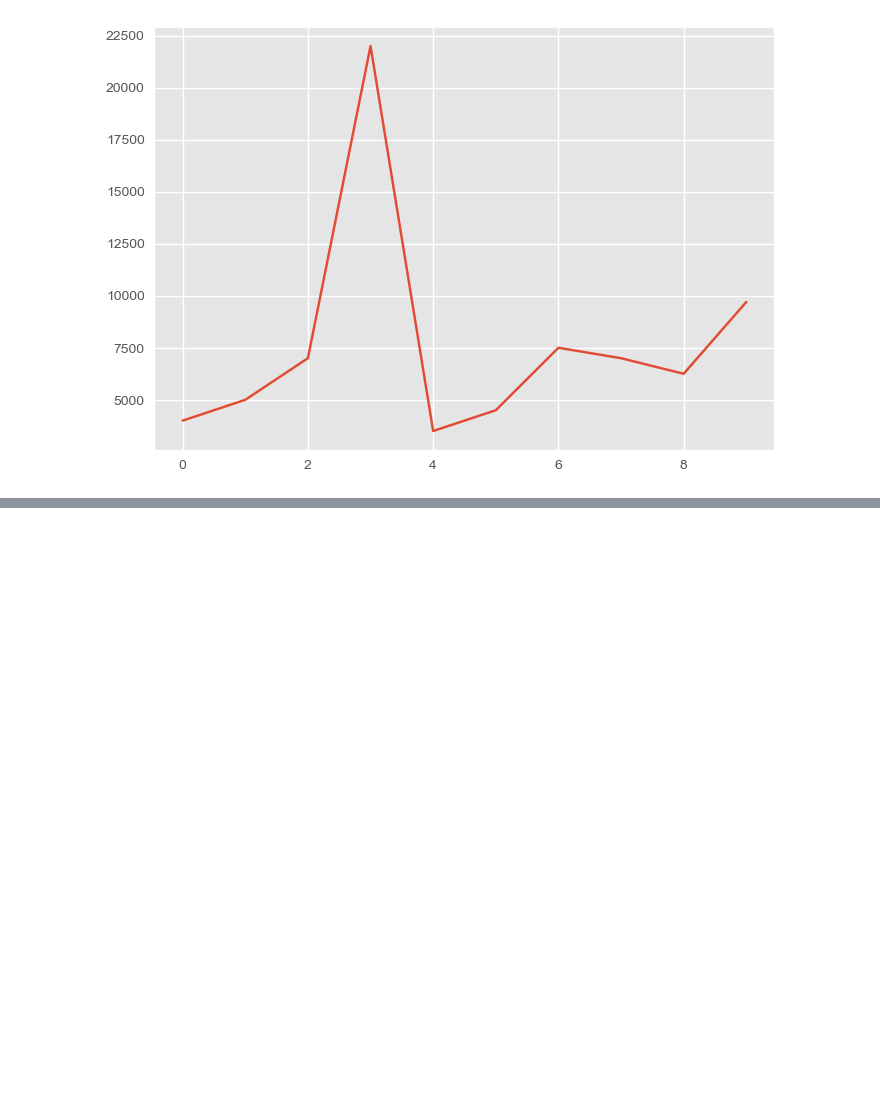
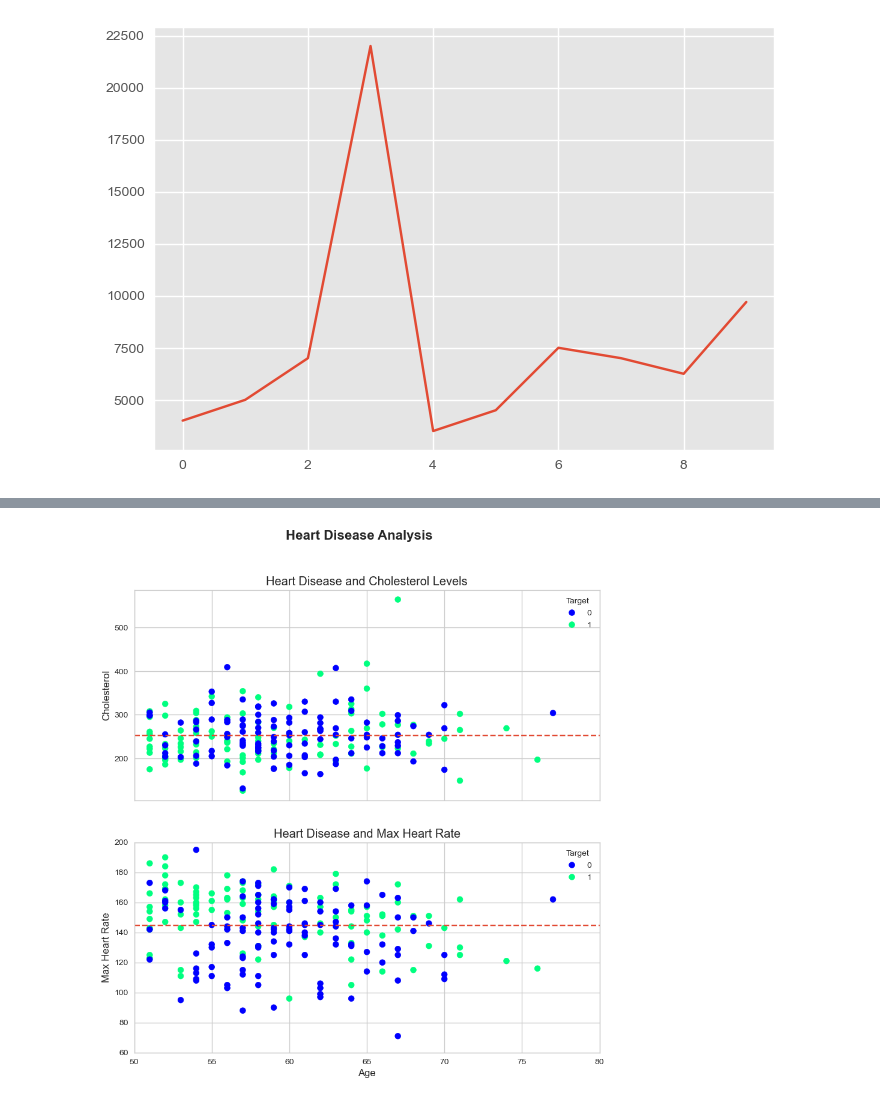
Before and after one commit to sserges/sample_project, a Jupyter notebook: intro-matplot.ipynb, the cells around one changed output, grey strips where cells are left out. Saved outputs shown, nothing was run; the diff lists cells and outputs as text; code cells hidden in the pictures; blank space fills up the shorter version.

```diff
--- a/intro-matplot.ipynb
+++ b/intro-matplot.ipynb
@@ -556,0 +632,4 @@ ax.legend().set_visible(True)
+# %%
+fig
+# %% [output]
+[figure, added]
```
Also changed, not shown: parts of 14 cells of this notebook, 3 other files.
